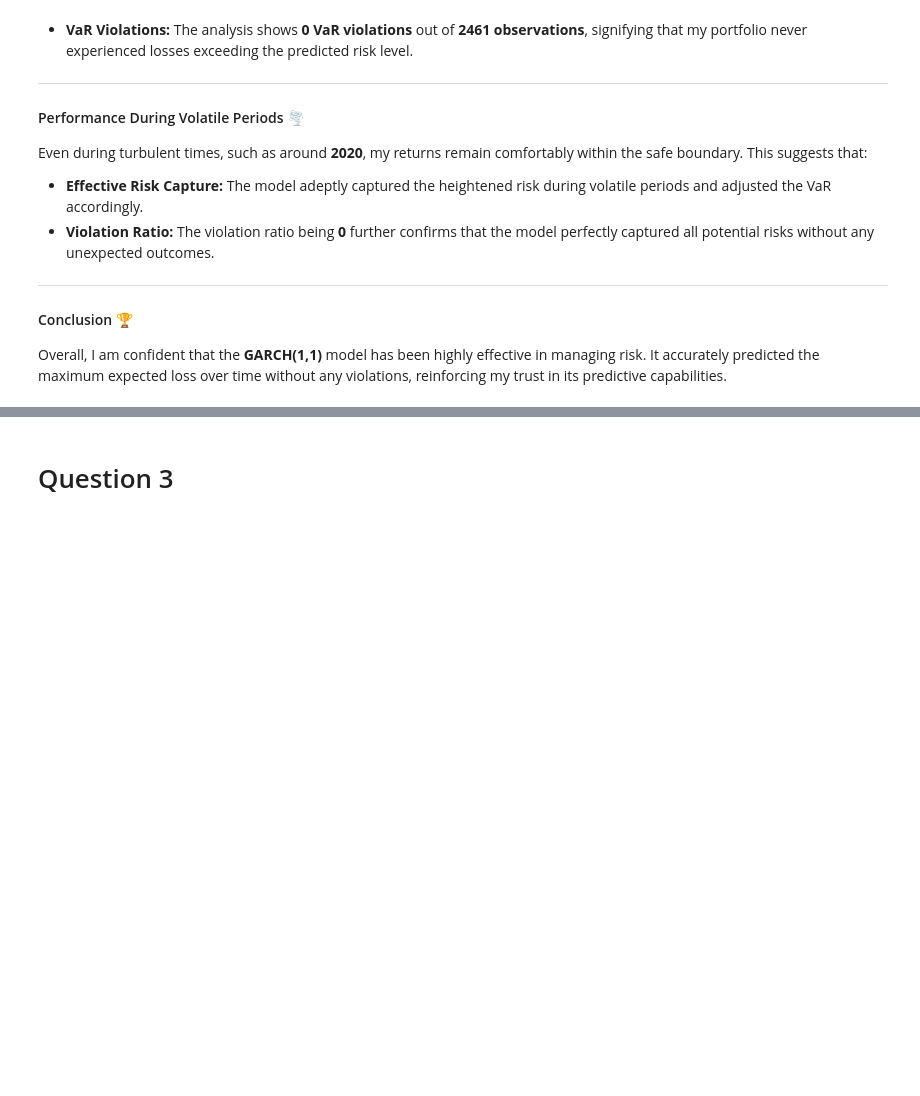
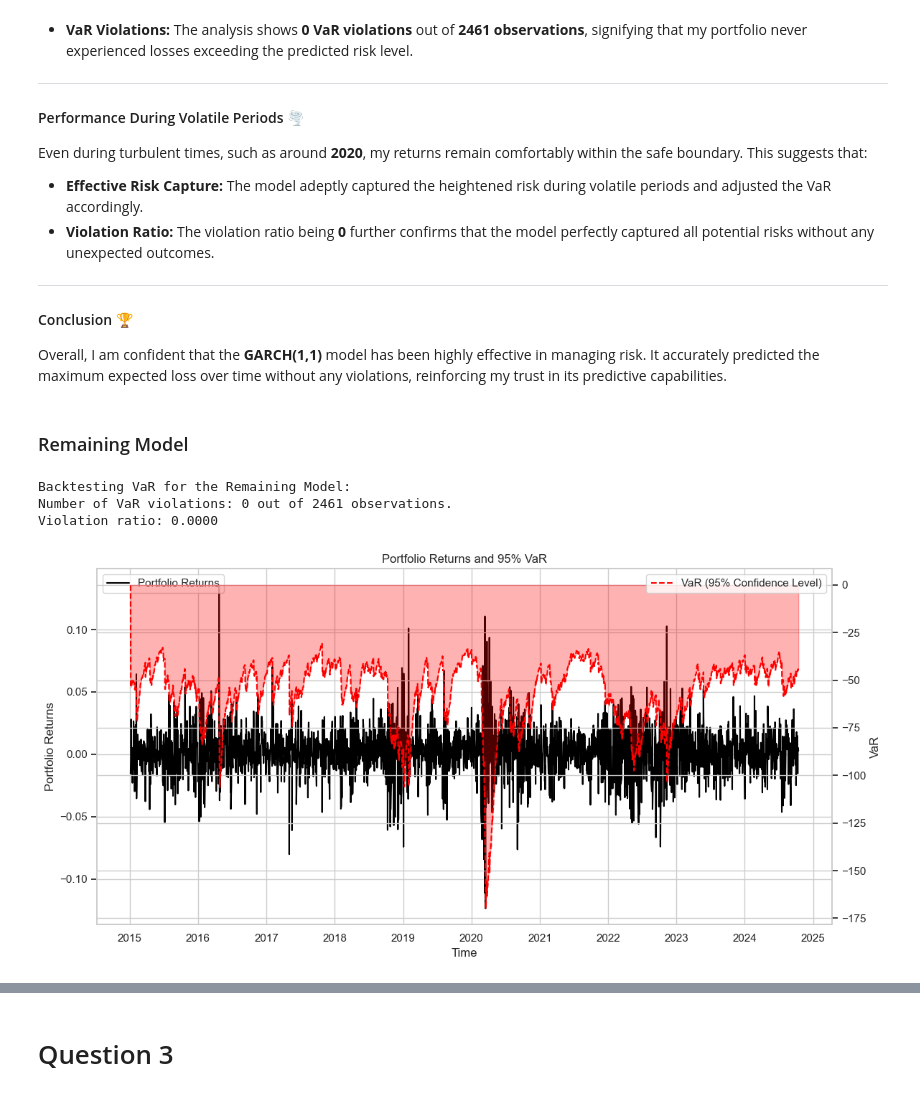
Before and after one commit to trungchien171/it_application_ftu, a Jupyter notebook: My mid-project/Quach Minh.ipynb, the cells around one changed output, grey strips where cells are left out. Drawn from its saved outputs; the diff is of its cells as text; code cells hidden in the pictures; blank space fills up the shorter version.

```diff
--- a/My mid-project/Quach Minh.ipynb
+++ b/My mid-project/Quach Minh.ipynb
@@ -704,7 +704,9 @@ print(f"GJR-GARCH(1,1,1) - AIC: {gjr_aic:.4f}, BIC: {gjr_bic:.4f}")
 
 # Selecting the best model based on AIC and BIC
 best_model = "GARCH(1,1)" if (garch_aic < gjr_aic and garch_bic < gjr_bic) else "GJR-GARCH(1,1,1)"
+remaining_model = "GJR-GARCH(1,1,1)" if best_model == "GARCH(1,1)" else "GARCH(1,1)"
 print(f"The best model based on AIC and BIC is: {best_model}")
+print(f"The remaining model is: {remaining_model}")
 # %% [output]
 Model Selection using AIC and SBIC:
 GARCH(1,1) - AIC: -8198.5584, BIC: -8169.5168
@@ -786,3 +791,49 @@ Even during turbulent times, such as around **2020**, my returns remain comforta
 #### Conclusion 🏆
 
 Overall, I am confident that the **GARCH(1,1)** model has been highly effective in managing risk. It accurately predicted the maximum expected loss over time without any violations, reinforcing my trust in its predictive capabilities.
+# %% [markdown]
+### Remaining Model
+# %%
+print("\nBacktesting VaR for the Remaining Model:")
+
+var_level = 0.05
+
+if remaining_model == "GARCH(1,1)":
+    model_result = garch_result
+elif remaining_model == "GJR-GARCH(1,1,1)":
+    model_result = gjr_result
+
+volatility = model_result.conditional_volatility
+
+var_95 = -volatility * stats.t.ppf(var_level, df=model_result.params['nu'])
+
+violations = (portfolio_returns < -var_95).sum()
+total = len(portfolio_returns)
+violation_ratio = violations / total
+
+print(f"Number of VaR violations: {violations} out of {total} observations.")
+print(f"Violation ratio: {violation_ratio:.4f}")
+
+fig, ax1 = plt.subplots(figsize=(12, 6))
+
+ax1.plot(portfolio_returns, label='Portfolio Returns', color='black')
+ax1.set_xlabel('Time')
+ax1.set_ylabel('Portfolio Returns')
+ax1.grid(True)
+
+ax2 = ax1.twinx()
+ax2.plot(-var_95, label='VaR (95% Confidence Level)', color='red', linestyle='--')
+ax2.fill_between(portfolio_returns.index, -var_95, color='red', alpha=0.3)
+ax2.set_ylabel('VaR')
+
+ax1.set_title('Portfolio Returns and 95% VaR')
+ax1.legend(loc='upper left')
+ax2.legend(loc='upper right')
+
+plt.tight_layout()
+plt.show()
+# %% [output]
+Backtesting VaR for the Remaining Model:
+Number of VaR violations: 0 out of 2461 observations.
+Violation ratio: 0.0000
+[figure, added]
```
Also changed, not shown: parts of 13 cells of this notebook, 2 other files.
